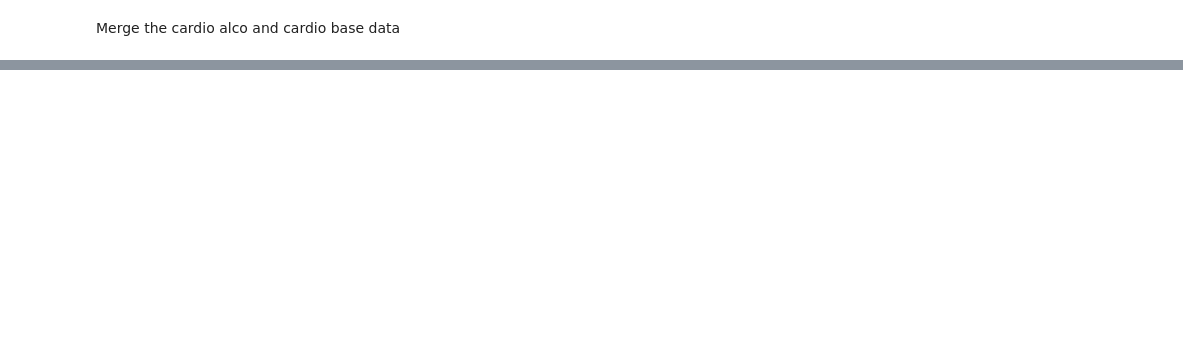
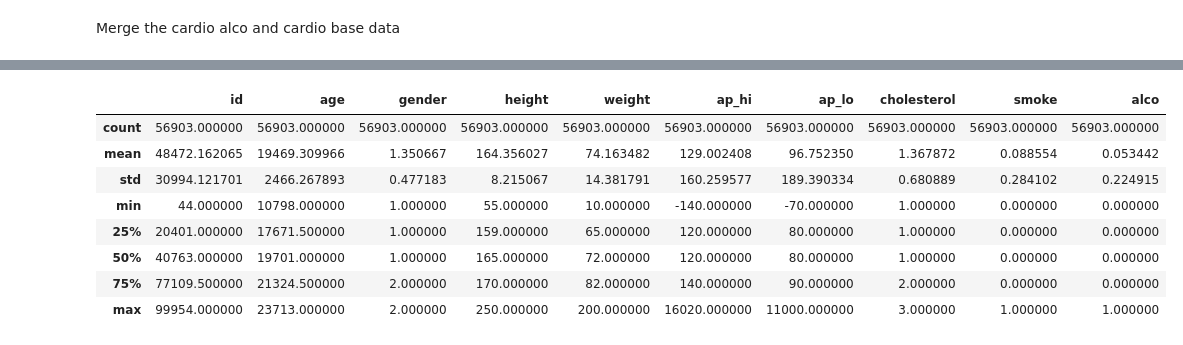
Before and after one commit to MuindeEsther/Data-Science-Projects, a Jupyter notebook: Turing tests/datavisuals.ipynb, the cells around one changed output, grey strips where cells are left out. Saved outputs shown, nothing was run; the diff lists cells and outputs as text; code cells hidden in the pictures; blank space fills up the shorter version.

```diff
--- a/Turing tests/datavisuals.ipynb
+++ b/Turing tests/datavisuals.ipynb
@@ -56,0 +185,12 @@ KeyError: 'id'
+# %%
+merged_df.describe()
+# %% [output]
+|  | id | age | gender | height | weight | ap_hi | ap_lo | cholesterol | smoke | alco |
+| count | 56903.000000 | 56903.000000 | 56903.000000 | 56903.000000 | 56903.000000 | 56903.000000 | 56903.000000 | 56903.000000 | 56903.000000 | 56903.000000 |
+| mean | 48472.162065 | 19469.309966 | 1.350667 | 164.356027 | 74.163482 | 129.002408 | 96.752350 | 1.367872 | 0.088554 | 0.053442 |
+| std | 30994.121701 | 2466.267893 | 0.477183 | 8.215067 | 14.381791 | 160.259577 | 189.390334 | 0.680889 | 0.284102 | 0.224915 |
+| min | 44.000000 | 10798.000000 | 1.000000 | 55.000000 | 10.000000 | -140.000000 | -70.000000 | 1.000000 | 0.000000 | 0.000000 |
+| 25% | 20401.000000 | 17671.500000 | 1.000000 | 159.000000 | 65.000000 | 120.000000 | 80.000000 | 1.000000 | 0.000000 | 0.000000 |
+| 50% | 40763.000000 | 19701.000000 | 1.000000 | 165.000000 | 72.000000 | 120.000000 | 80.000000 | 1.000000 | 0.000000 | 0.000000 |
+| 75% | 77109.500000 | 21324.500000 | 2.000000 | 170.000000 | 82.000000 | 140.000000 | 90.000000 | 2.000000 | 0.000000 | 0.000000 |
+| max | 99954.000000 | 23713.000000 | 2.000000 | 250.000000 | 200.000000 | 16020.000000 | 11000.000000 | 3.000000 | 1.000000 | 1.000000 |
```
Also changed, not shown: parts of 20 cells of this notebook.
